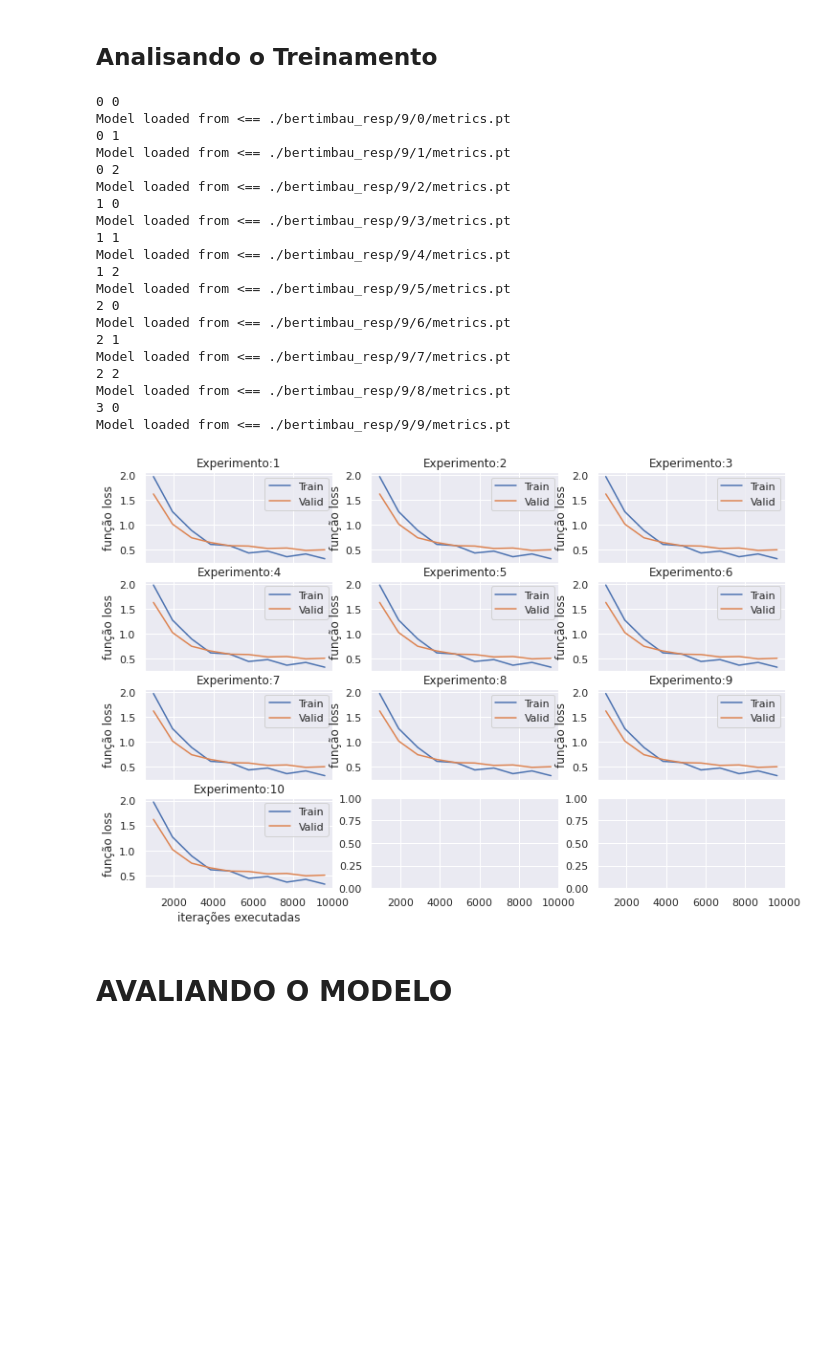
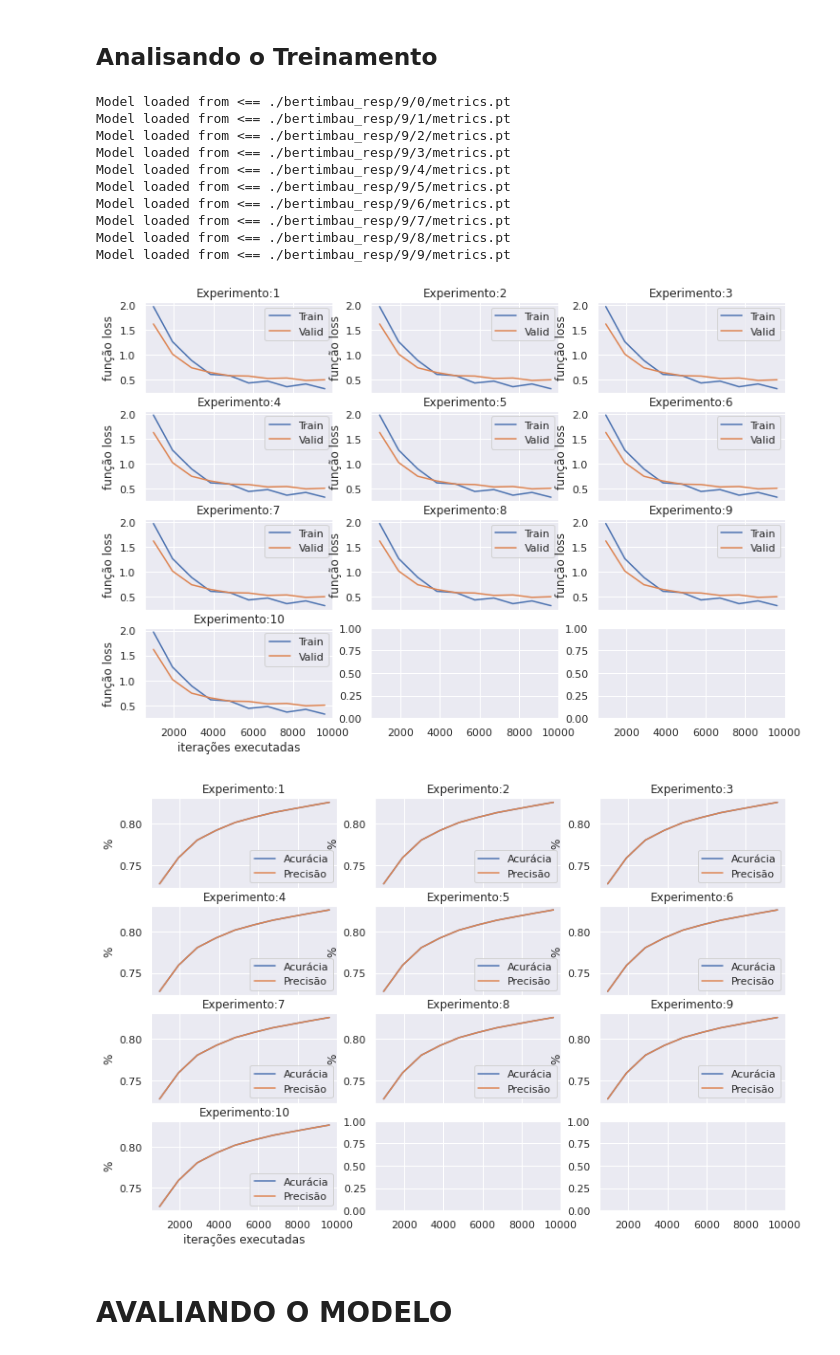
Before and after one commit to HedersonSantos/Noticias, a Jupyter notebook: BERT/BERTimbau_noticias.ipynb, the cells around one changed output. Saved outputs shown, nothing was run; the diff lists cells and outputs as text; code cells hidden in the pictures; blank space fills up the shorter version.

```diff
--- a/BERT/BERTimbau_noticias.ipynb
+++ b/BERT/BERTimbau_noticias.ipynb
@@ -546,44 +541,41 @@ del(corte)
 id_planilha = 9
 r, c = 4, 3 #r é a quantidade de linhas e colunas para posições dos gráficos de loss
 fig, ax =plt.subplots(r,c, figsize=(12, 8), sharex=True)
+fig2, ax2 =plt.subplots(r,c, figsize=(12, 8), sharex=True)
 corte, i,j=2, 0,0 # posição do gráfico: muda de linha a cada corte, l é a linha que vai imprimir o gráfico
 for idx  in range(10):
   file_path = destination_folder + "/"+str(id_planilha)+'/'+str(idx)
   train_loss_list, valid_loss_list, global_steps_list, valid_accuracy, valid_precision = processo.load_metrics(file_path + '/metrics.pt')
   sns.lineplot(x= global_steps_list, y = train_loss_list,  label = 'Train', legend='full', palette=palette, ax=ax[i,j])
   sns.lineplot(x = global_steps_list, y = valid_loss_list, label = 'Valid', legend='full', palette=palette, ax=ax[i,j])
+  sns.lineplot(x = global_steps_list, y = valid_accuracy, label = 'Acurácia', legend='full', palette=palette, ax=ax2[i,j])
+  sns.lineplot(x = global_steps_list, y = valid_precision, label = 'Precisão', legend='full', palette=palette, ax=ax2[i,j])
   ax[i,j].set_title('Experimento:' + str(idx+1)  )
   ax[i,j].set_xlabel('iterações executadas')
   ax[i,j].set_ylabel('função loss')
+  ax2[i,j].set_title('Experimento:' + str(idx+1)  )
+  ax2[i,j].set_xlabel('iterações executadas')
+  ax2[i,j].set_ylabel('%')
   #print(valid_loss_list[-1])
   if (idx<corte):
     j+=1
   else:
     corte+=c
     i+=1
     j=0
 # %% [output]
-0 0
 Model loaded from <== ./bertimbau_resp/9/0/metrics.pt
-0 1
 Model loaded from <== ./bertimbau_resp/9/1/metrics.pt
-0 2
 Model loaded from <== ./bertimbau_resp/9/2/metrics.pt
-1 0
 Model loaded from <== ./bertimbau_resp/9/3/metrics.pt
-1 1
 Model loaded from <== ./bertimbau_resp/9/4/metrics.pt
-1 2
 Model loaded from <== ./bertimbau_resp/9/5/metrics.pt
-2 0
 Model loaded from <== ./bertimbau_resp/9/6/metrics.pt
-2 1
 Model loaded from <== ./bertimbau_resp/9/7/metrics.pt
-2 2
 Model loaded from <== ./bertimbau_resp/9/8/metrics.pt
-3 0
 Model loaded from <== ./bertimbau_resp/9/9/metrics.pt
 [figure]
+[figure, added]
 # %% [markdown]
 # AVALIANDO O MODELO
 # %% [markdown]
```
Also changed, not shown: parts of 6 cells of this notebook.
